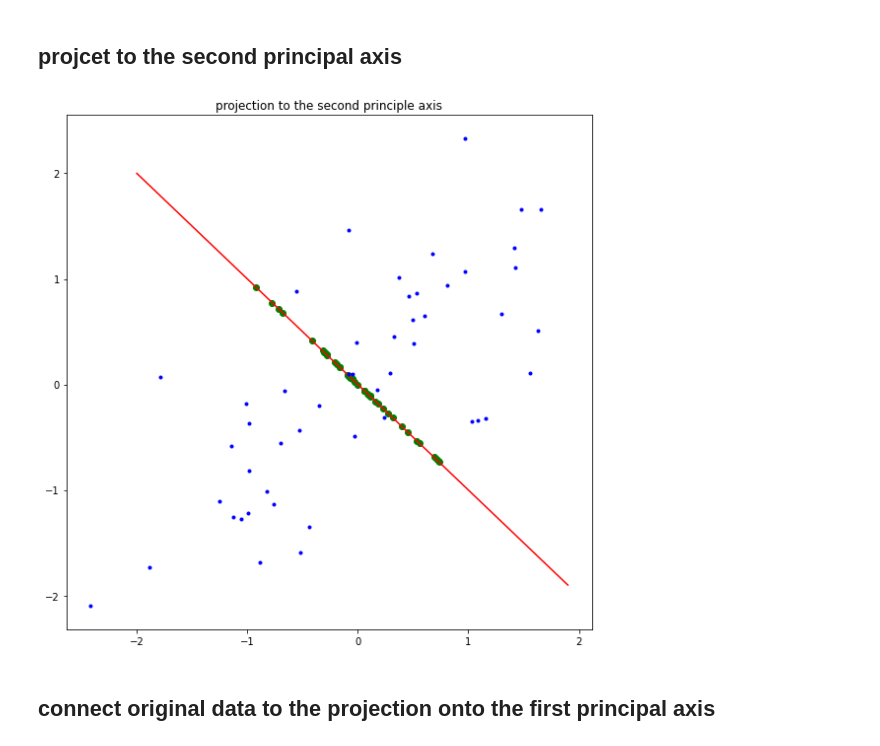
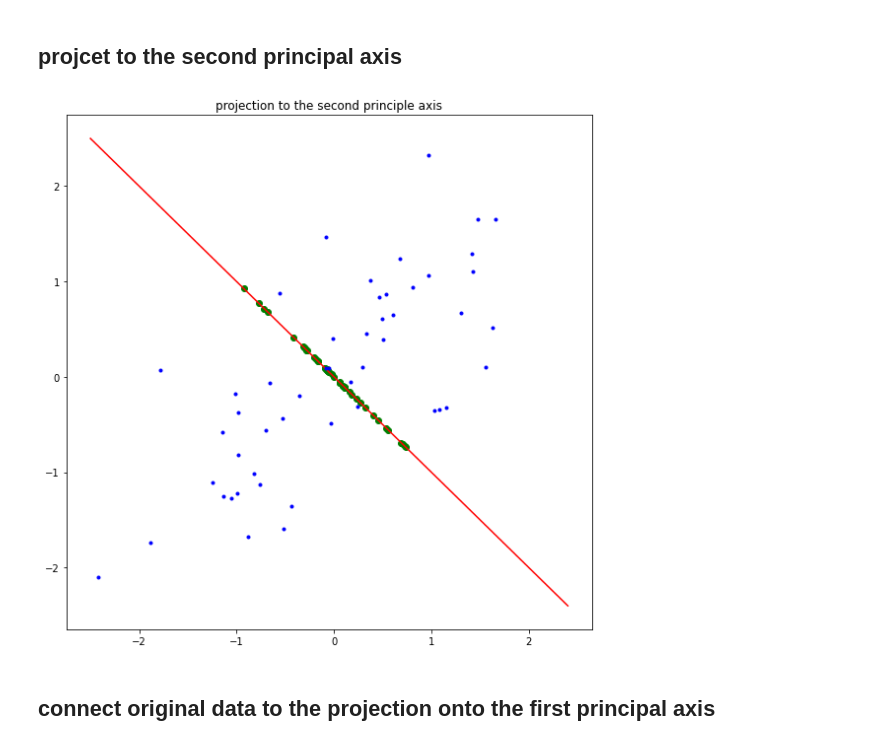
Before and after one commit to jjaen0823/assignment-machine-learning, a Jupyter notebook: hw12/assignment_12.ipynb, the cells around one changed output. Cells and saved outputs as stored; diff of their text form; code cells hidden in the pictures.

```diff
--- a/hw12/assignment_12.ipynb
+++ b/hw12/assignment_12.ipynb
@@ -242,28 +242,28 @@ plot_project_to_first_principal_axis(x, y, U)
 # %%
 def plot_project_to_second_principal_axis(x, y, U):
 
     plt.figure(figsize=(8,8))
     plt.title('projection to the second principle axis')
     # ===================================================
     # fill up the blank
 
     proj = compute_projection_onto_line(x, y, U[:,1])
     plt.plot(proj[:,0], proj[:,1], 'o', color = 'green')
 
 
-    XX = np.arange(-2, 2, 0.1);
+    XX = np.arange(-2.5, 2.5, 0.1)
     YY = (-1/U[1,1])*(U[1,0]*XX)
     plt.plot(XX, YY, color='red')
 
     plt.plot(x, y, '.', color = 'blue')
 
     # ===================================================
     plt.tight_layout()
     plt.show()
 
 plot_project_to_second_principal_axis(x, y, U)
 # %% [output]
-[figure, old version]
+[figure, new version]
 # %% [markdown]
 ## connect original data to the projection onto the first principal axis
 # %%
```
Also changed, not shown: parts of 3 cells of this notebook.
